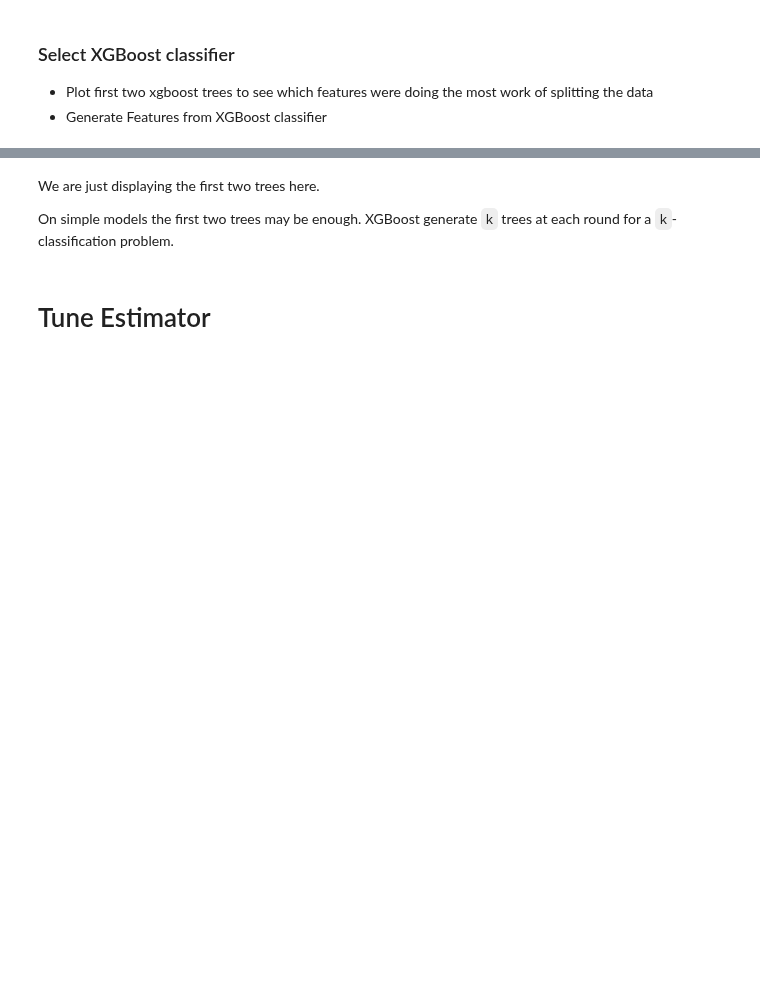
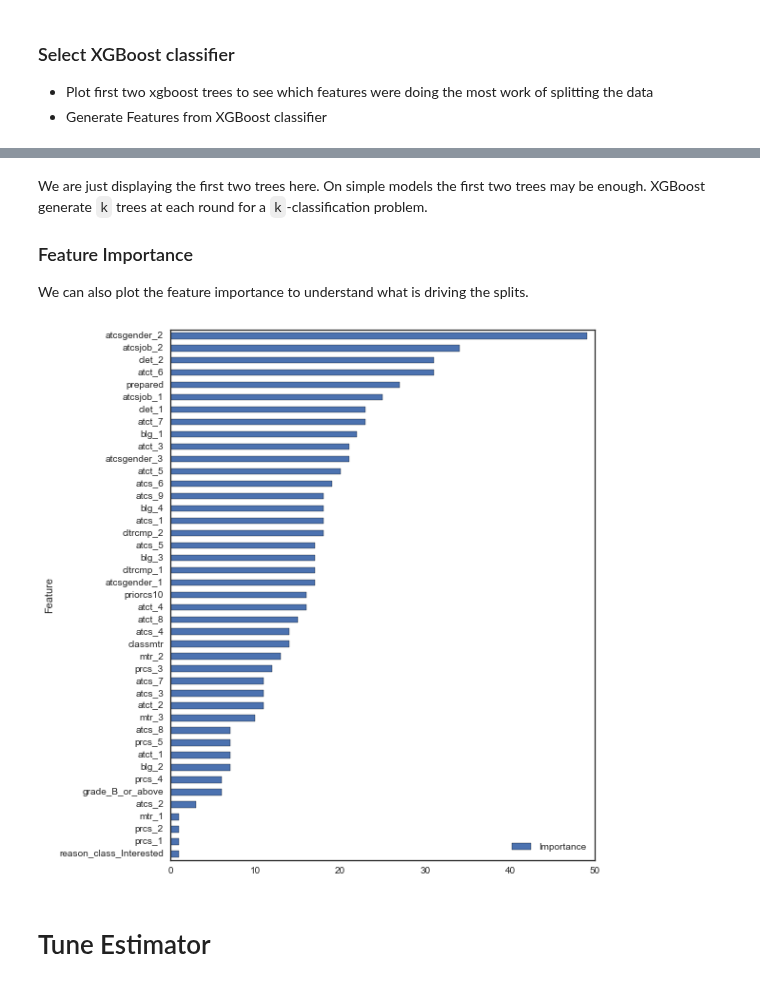
Before and after one commit to omoju/IntroCSExperiencePrediction, a Jupyter notebook: genderedCSExperience.ipynb, the cells around one changed output, grey strips where cells are left out. Saved outputs shown, nothing was run; the diff lists cells and outputs as text; code cells hidden in the pictures; blank space fills up the shorter version.

```diff
--- a/genderedCSExperience.ipynb
+++ b/genderedCSExperience.ipynb
@@ -476,7 +478,22 @@ g.render('report/figures/X_graph', view=True)
 # %% [markdown]
-We are just displaying the first two trees here.
+We are just displaying the first two trees here. On simple models the first two trees may be enough. XGBoost generate `k` trees at each round for a `k`-classification problem.
 
-On simple models the first two trees may be enough. XGBoost generate `k` trees at each round for a `k`-classification problem.
+### Feature Importance
+We can also plot the feature importance to understand what is driving the splits.
+# %%
+from xgboost import plot_importance
+from xgboost import XGBClassifier as XGBC
+
+clf_xgb = XGBC().fit(X, y_train)
+preds_xgb = clf_xgb.predict(X_test)
+
+importances = clf_xgb.booster().get_fscore()
+# %%
+importance_frame = pd.DataFrame({'Importance': list(importances.values()), 'Feature': list(importances.keys())})
+importance_frame.sort_values(by = 'Importance', inplace = True)
+importance_frame.plot(kind = 'barh', x = 'Feature', figsize = (8,10));
+# %% [output]
+[figure, added]
 # %% [markdown]
 # Tune Estimator
 # %% [markdown]
```
Also changed, not shown: parts of 5 cells of this notebook, 6 other files.
